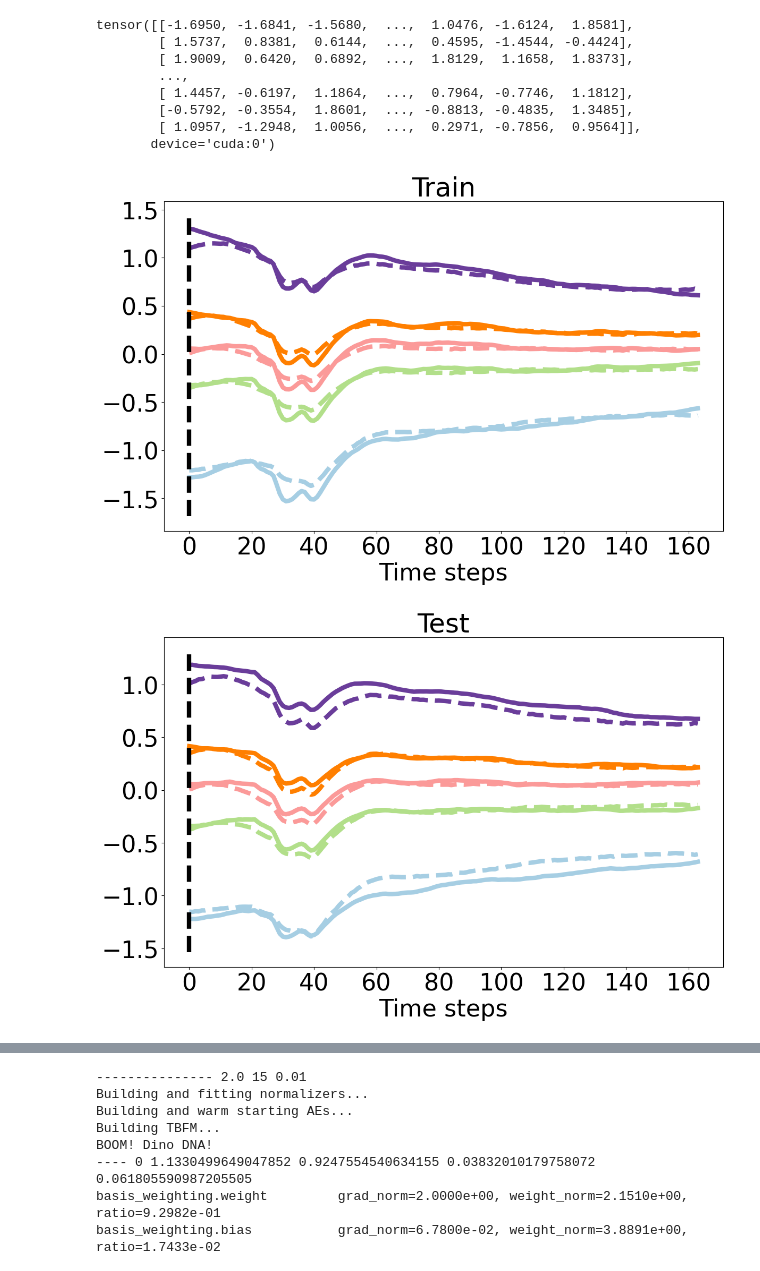
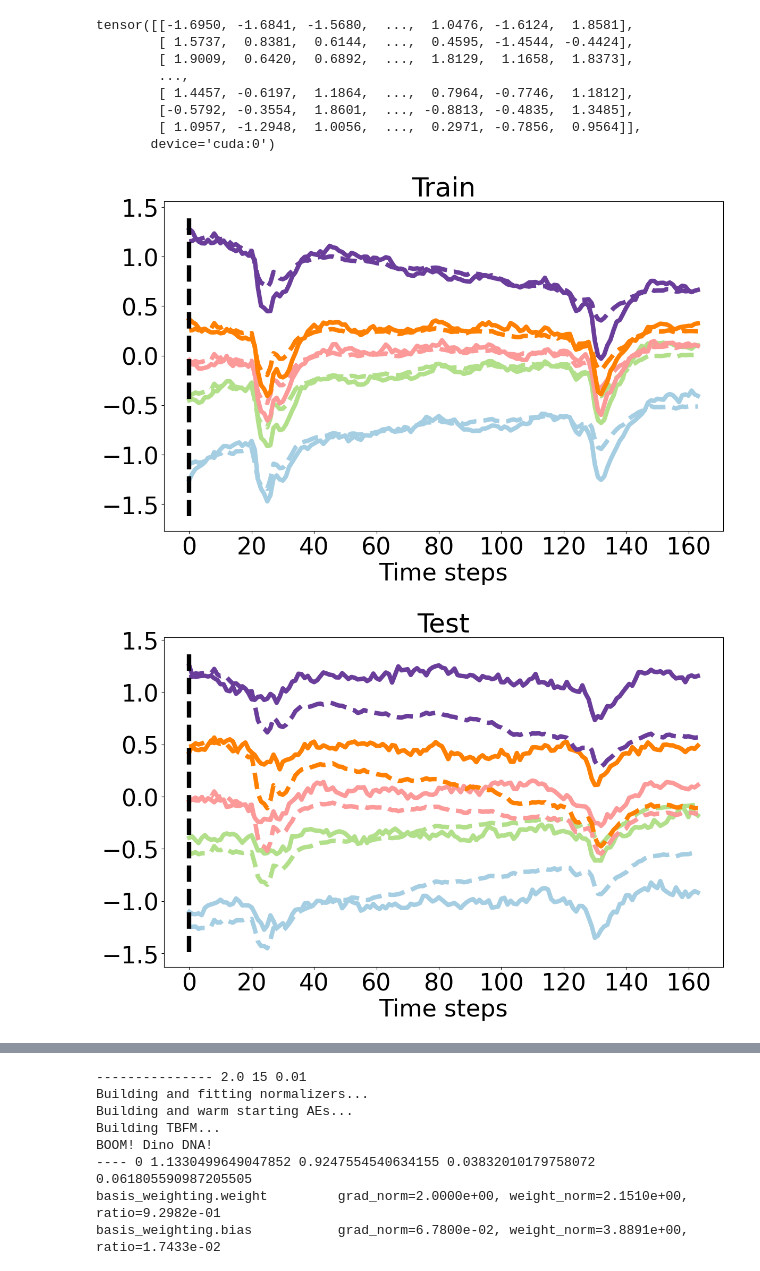
Before and after one commit to mmattb/py-tbfm, a Jupyter notebook: train_multisession_all2.ipynb, the cells around one changed output, grey strips where cells are left out. Cells and saved outputs as stored; diff of their text form; code cells hidden in the pictures.

```diff
--- a/train_multisession_all2.ipynb
+++ b/train_multisession_all2.ipynb
@@ -103,7 +103,7 @@ embeddings_rest = multisession.load_rest_embeddings(held_in_session_ids, device=
 # cfg.ae.training.coadapt = False
 # cfg.training.grad_clip = 3.0
 # cfg.tbfm.module.num_bases = 20
-cfg.training.epochs = 50001
+cfg.training.epochs = 30001
 
 ms = multisession.build_from_cfg(cfg, data_train, device=DEVICE)
 model_optims = multisession.get_optims(cfg, ms)
@@ -177,6 +184,6 @@ plt.show()
 # %%
 # see how much predictions change as I tweak embeddings
-sid = "MonkeyG_20150917_Session1_M1"
+sid = "MonkeyG_20150917_Session3_S1"
 
 def wiggle(stuff, quiet=True):
     out = {}
@@ -232,30 +239,30 @@ tensor([[-1.6950, -1.6841, -1.5680,  ...,  1.0476, -1.6124,  1.8581],
 # %%
 def graph_for_sid(sid, results, cidx=32):
     from tbfm import test
 
     y_hats = results['y_hat'][sid].detach().cpu()
     y_hats_test = results['y_hat_test'][sid].detach().cpu()
 
     y = results['y'][sid].detach().cpu()
     y_test = results['y_test'][sid][2].detach().cpu()
 
     # y_hat_mean = torch.mean(y_hats, dim=0)
     # y_hat_test_mean = torch.mean(y_hats_test, dim=0)
     # y_mean = torch.mean(y, dim=0)
     # y_test_mean = torch.mean(y_test, dim=0)
 
     # bidx = 1000
 
     # plt.plot(y_hat_test_mean[:, cidx], label="hat")
     # plt.plot(y_test_mean[RUNWAY:, cidx], label="y")
     # plt.legend()
     # plt.show()
     test.graph_state_dependency(y, y_hats, title="Train", runway_length=0, ch=cidx)
     test.graph_state_dependency(y_test, y_hats_test, title="Test", runway_length=0, ch=cidx)
 
-graph_for_sid('MonkeyG_20150925_Session2_S1', results, cidx=30)
-graph_for_sid('MonkeyJ_20160630_Session3_S1', results)
-graph_for_sid('MonkeyG_20150917_Session1_M1', results)
+# graph_for_sid('MonkeyG_20150925_Session2_S1', results, cidx=30)
+# graph_for_sid('MonkeyJ_20160630_Session3_S1', results)
+graph_for_sid('MonkeyG_20150917_Session3_S1', results)
 # %% [output]
-[figure, old version]
+[figure, new version]
-[figure, old version]
+[figure, new version]
```
Also changed, not shown: parts of 6 cells of this notebook, 9 other files.
